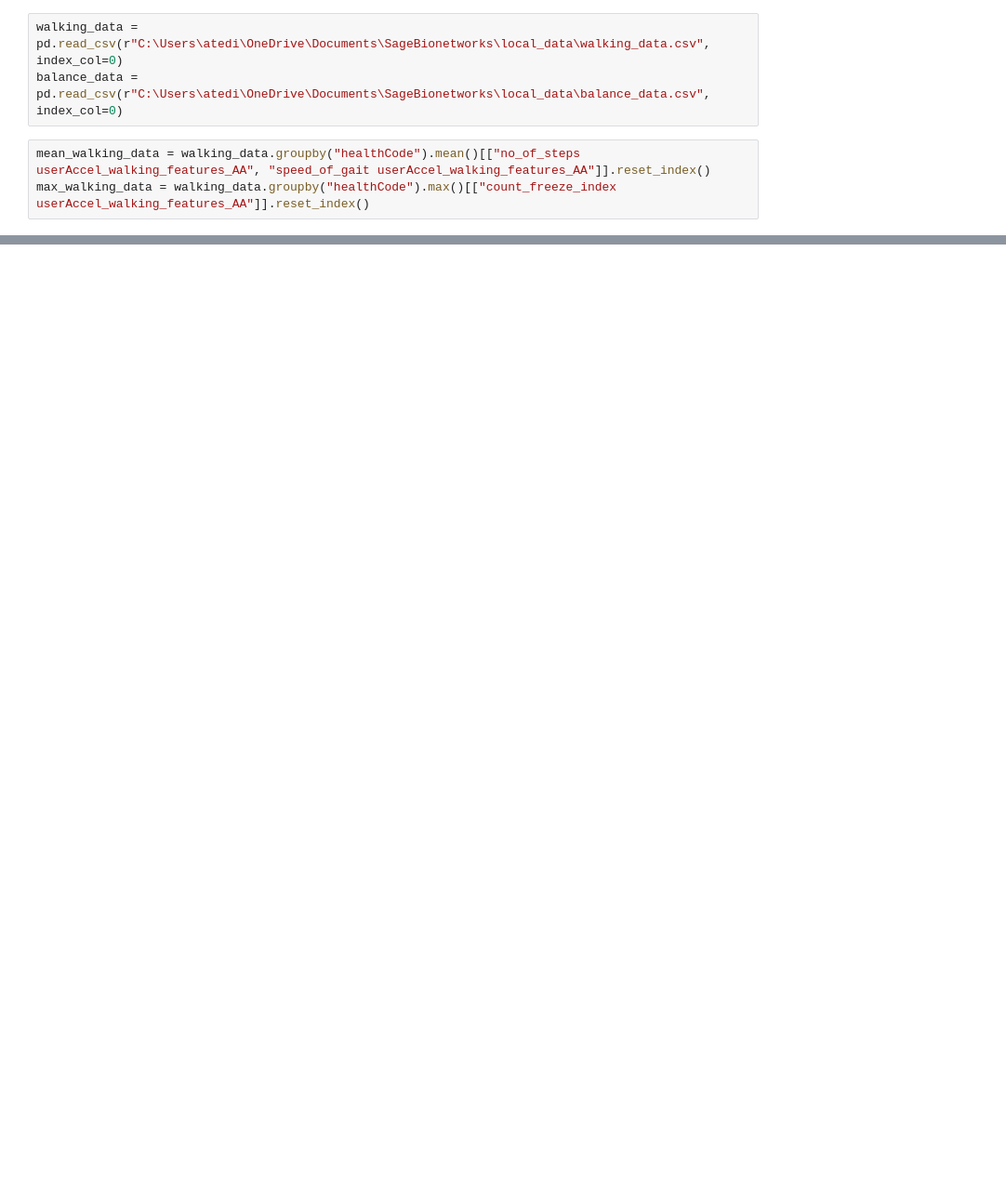
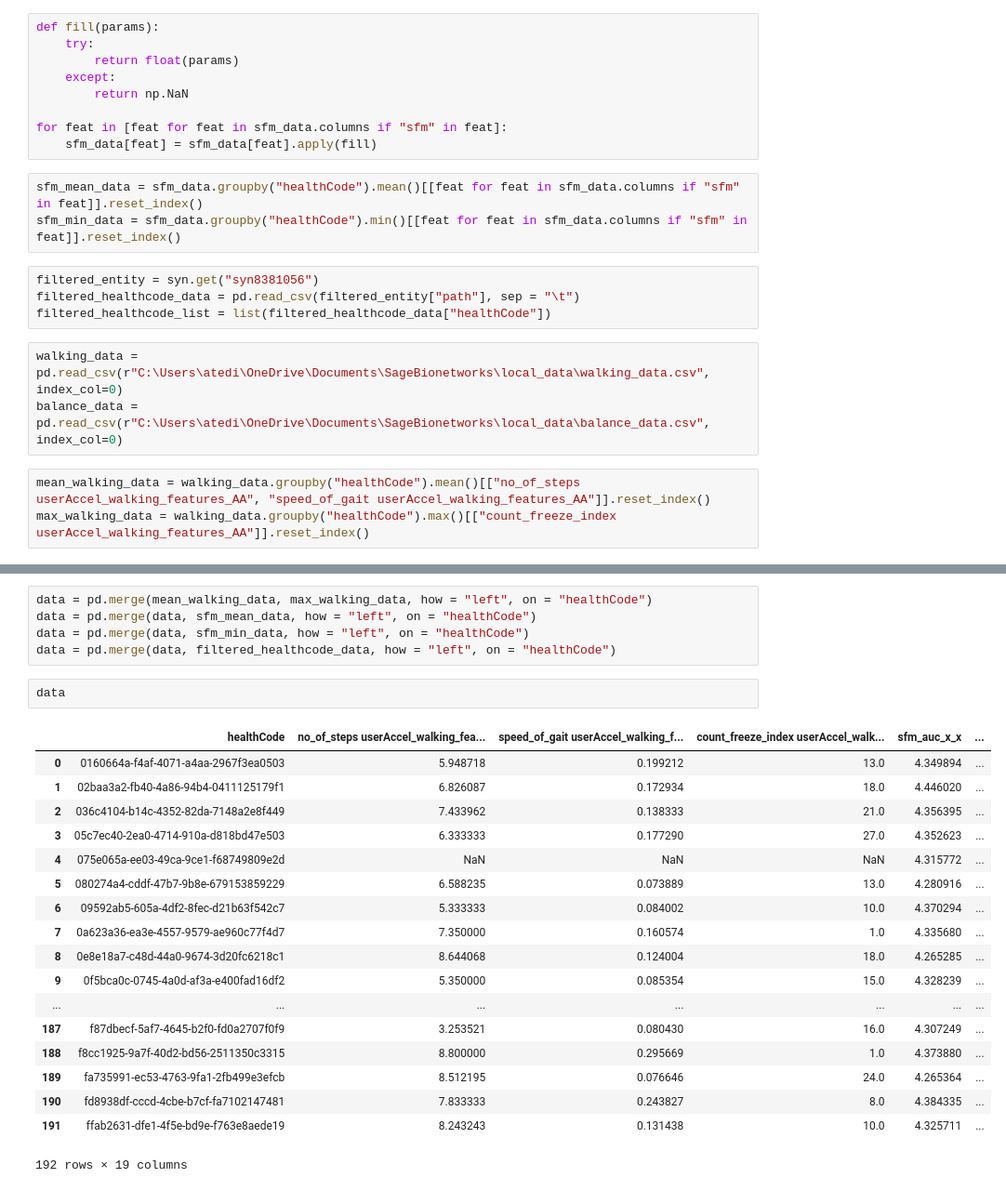
Before and after one commit to arytontediarjo/mPower-Analysis, a Jupyter notebook: Notebooks/model.ipynb, the cells around one changed output, grey strips where cells are left out. Shown: that part at 93% size. Drawn from its saved outputs; the diff is of its cells as text; blank space fills up the shorter version.

```diff
--- a/Notebooks/model.ipynb
+++ b/Notebooks/model.ipynb
@@ -4,3 +12,19 @@ import numpy as np
+# %%
+def fill(params):
+    try:
+        return float(params)
+    except:
+        return np.NaN
+
+for feat in [feat for feat in sfm_data.columns if "sfm" in feat]:
+    sfm_data[feat] = sfm_data[feat].apply(fill)
+# %%
+sfm_mean_data = sfm_data.groupby("healthCode").mean()[[feat for feat in sfm_data.columns if "sfm" in feat]].reset_index()
+sfm_min_data = sfm_data.groupby("healthCode").min()[[feat for feat in sfm_data.columns if "sfm" in feat]].reset_index()
+# %%
+filtered_entity = syn.get("syn8381056")
+filtered_healthcode_data = pd.read_csv(filtered_entity["path"], sep = "\t")
+filtered_healthcode_list = list(filtered_healthcode_data["healthCode"])
 # %%
 walking_data = pd.read_csv(r"C:\Users\atedi\OneDrive\Documents\SageBionetworks\local_data\walking_data.csv", index_col=0)
 balance_data = pd.read_csv(r"C:\Users\atedi\OneDrive\Documents\SageBionetworks\local_data\balance_data.csv", index_col=0)
@@ -30,0 +34,26 @@ walking_data
+# %%
+data = pd.merge(mean_walking_data, max_walking_data, how = "left", on = "healthCode")
+data = pd.merge(data, sfm_mean_data, how = "left", on = "healthCode")
+data = pd.merge(data, sfm_min_data, how = "left", on = "healthCode")
+data = pd.merge(data, filtered_healthcode_data, how = "left", on = "healthCode")
+# %%
+data
+# %% [output]
+|  | healthCode | no_of_steps userAccel_walking_fea... | speed_of_gait userAccel_walking_f... | count_freeze_index userAccel_walk... | sfm_auc_x_x | ... |
+| 0 | 0160664a-f4af-4071-a4aa-2967f3ea0503 | 5.948718 | 0.199212 | 13.0 | 4.349894 | ... |
+| 1 | 02baa3a2-fb40-4a86-94b4-0411125179f1 | 6.826087 | 0.172934 | 18.0 | 4.446020 | ... |
+| 2 | 036c4104-b14c-4352-82da-7148a2e8f449 | 7.433962 | 0.138333 | 21.0 | 4.356395 | ... |
+| 3 | 05c7ec40-2ea0-4714-910a-d818bd47e503 | 6.333333 | 0.177290 | 27.0 | 4.352623 | ... |
+| 4 | 075e065a-ee03-49ca-9ce1-f68749809e2d | NaN | NaN | NaN | 4.315772 | ... |
+| 5 | 080274a4-cddf-47b7-9b8e-679153859229 | 6.588235 | 0.073889 | 13.0 | 4.280916 | ... |
+| 6 | 09592ab5-605a-4df2-8fec-d21b63f542c7 | 5.333333 | 0.084002 | 10.0 | 4.370294 | ... |
+| 7 | 0a623a36-ea3e-4557-9579-ae960c77f4d7 | 7.350000 | 0.160574 | 1.0 | 4.335680 | ... |
+| 8 | 0e8e18a7-c48d-44a0-9674-3d20fc6218c1 | 8.644068 | 0.124004 | 18.0 | 4.265285 | ... |
+| 9 | 0f5bca0c-0745-4a0d-af3a-e400fad16df2 | 5.350000 | 0.085354 | 15.0 | 4.328239 | ... |
+| ... | ... | ... | ... | ... | ... | ... |
+| 187 | f87dbecf-5af7-4645-b2f0-fd0a2707f0f9 | 3.253521 | 0.080430 | 16.0 | 4.307249 | ... |
+| 188 | f8cc1925-9a7f-40d2-bd56-2511350c3315 | 8.800000 | 0.295669 | 1.0 | 4.373880 | ... |
+| 189 | fa735991-ec53-4763-9fa1-2fb499e3efcb | 8.512195 | 0.076646 | 24.0 | 4.265364 | ... |
+| 190 | fd8938df-cccd-4cbe-b7cf-fa7102147481 | 7.833333 | 0.243827 | 8.0 | 4.384335 | ... |
+| 191 | ffab2631-dfe1-4f5e-bd9e-f763e8aede19 | 8.243243 | 0.131438 | 10.0 | 4.325711 | ... |
+192 rows × 19 columns
```
Also changed, not shown: parts of 4 cells of this notebook, 4 other files.
